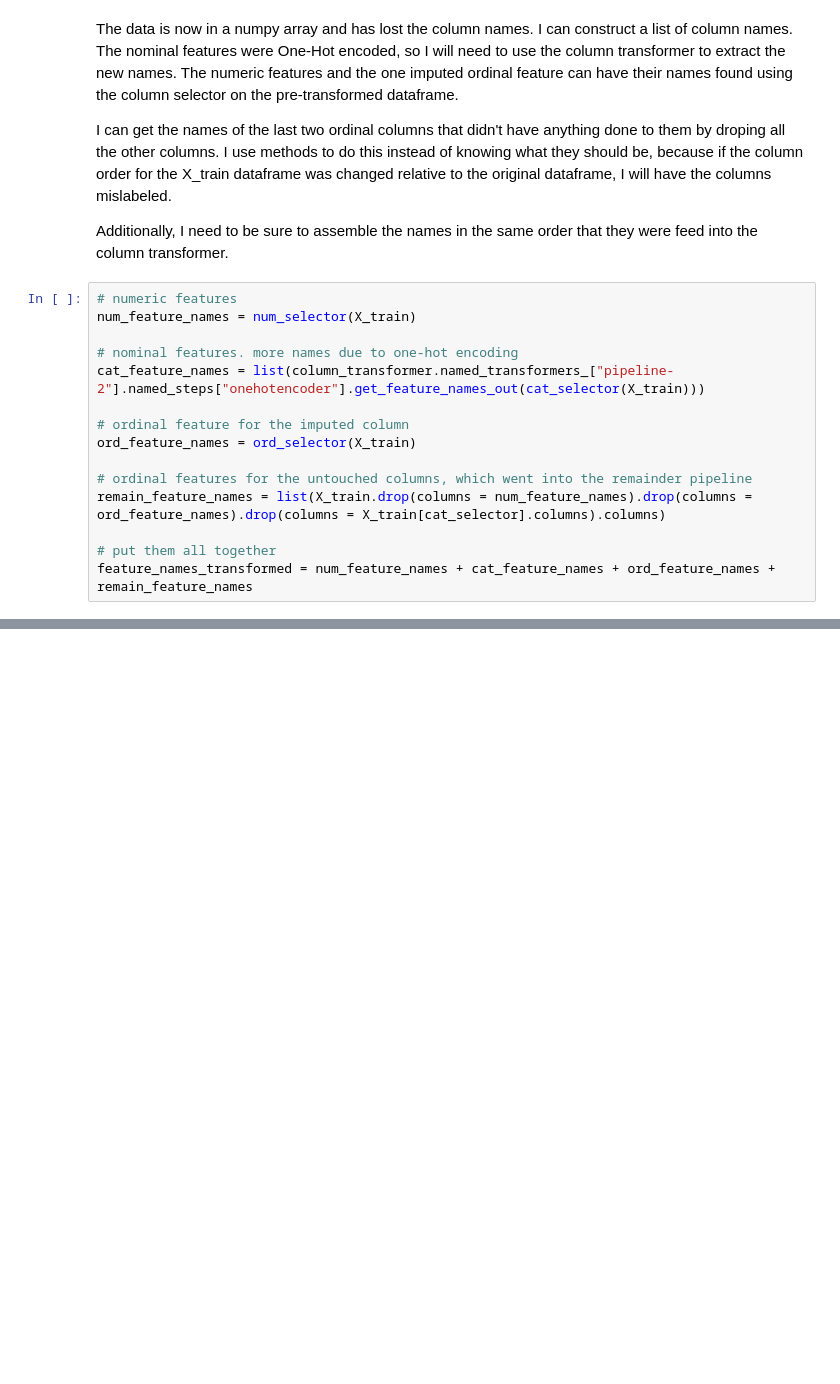
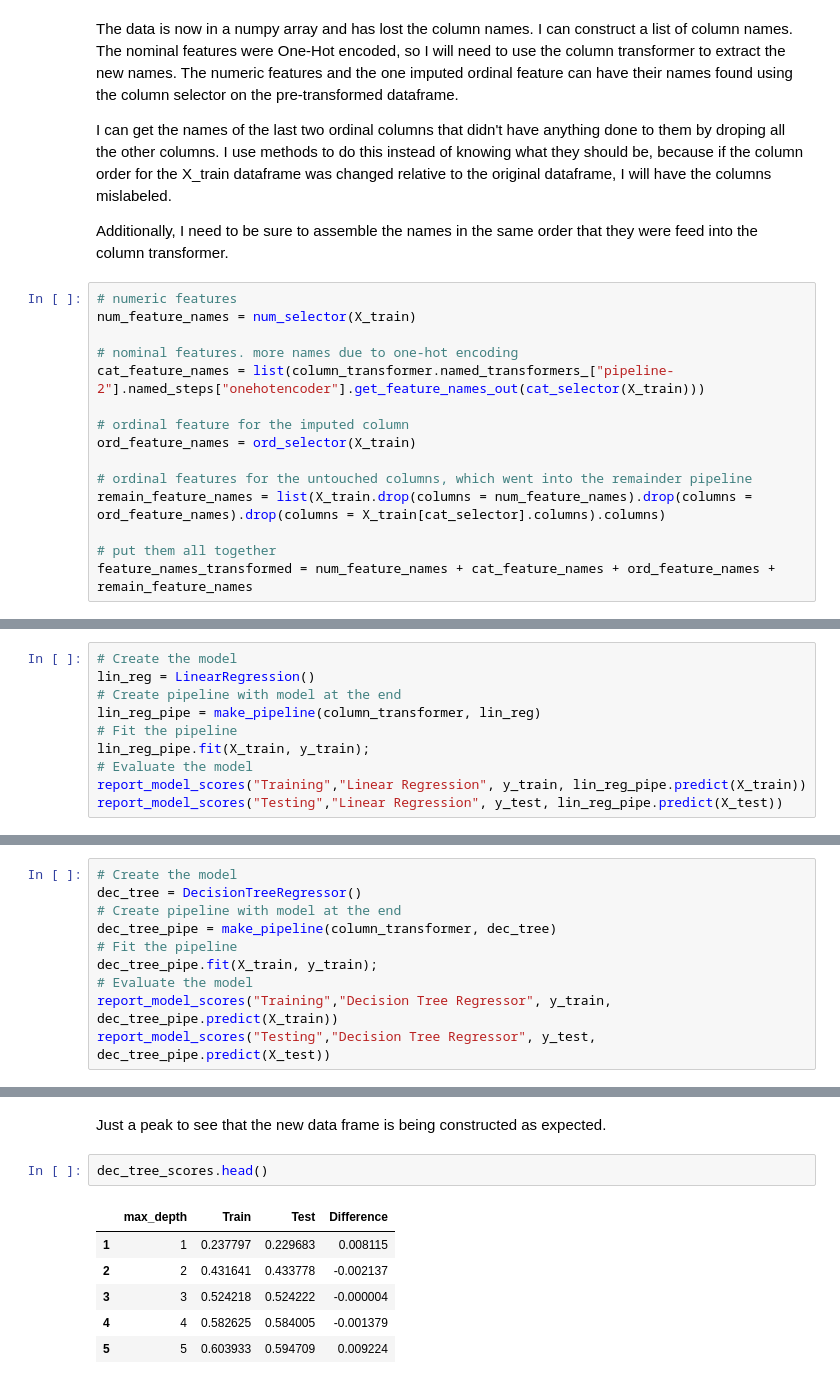
Before and after one commit to bngrossmann/food-sales-predictions, a Jupyter notebook: food_sales_predition.ipynb, the cells around one changed output, grey strips where cells are left out. Cells and saved outputs as stored; diff of their text form; blank space fills up the shorter version.

```diff
--- a/food_sales_predition.ipynb
+++ b/food_sales_predition.ipynb
@@ -1105,0 +1156,10 @@ memory usage: 87.2 MB
+# %%
+# Create the model
+lin_reg = LinearRegression()
+# Create pipeline with model at the end
+lin_reg_pipe = make_pipeline(column_transformer, lin_reg)
+# Fit the pipeline
+lin_reg_pipe.fit(X_train, y_train);
+# Evaluate the model
+report_model_scores("Training","Linear Regression", y_train, lin_reg_pipe.predict(X_train))
+report_model_scores("Testing","Linear Regression", y_test, lin_reg_pipe.predict(X_test))
@@ -1105,0 +1180,10 @@ memory usage: 87.2 MB
+# %%
+# Create the model
+dec_tree = DecisionTreeRegressor()
+# Create pipeline with model at the end
+dec_tree_pipe = make_pipeline(column_transformer, dec_tree)
+# Fit the pipeline
+dec_tree_pipe.fit(X_train, y_train);
+# Evaluate the model
+report_model_scores("Training","Decision Tree Regressor", y_train, dec_tree_pipe.predict(X_train))
+report_model_scores("Testing","Decision Tree Regressor", y_test, dec_tree_pipe.predict(X_test))
@@ -1105,0 +1247,11 @@ memory usage: 87.2 MB
+# %% [markdown]
+Just a peak to see that the new data frame is being constructed as expected.
+# %%
+dec_tree_scores.head()
+# %% [output]
+|  | max_depth | Train | Test | Difference |
+| 1 | 1 | 0.237797 | 0.229683 | 0.008115 |
+| 2 | 2 | 0.431641 | 0.433778 | -0.002137 |
+| 3 | 3 | 0.524218 | 0.524222 | -0.000004 |
+| 4 | 4 | 0.582625 | 0.584005 | -0.001379 |
+| 5 | 5 | 0.603933 | 0.594709 | 0.009224 |
```
Also changed, not shown: parts of 40 cells of this notebook.
